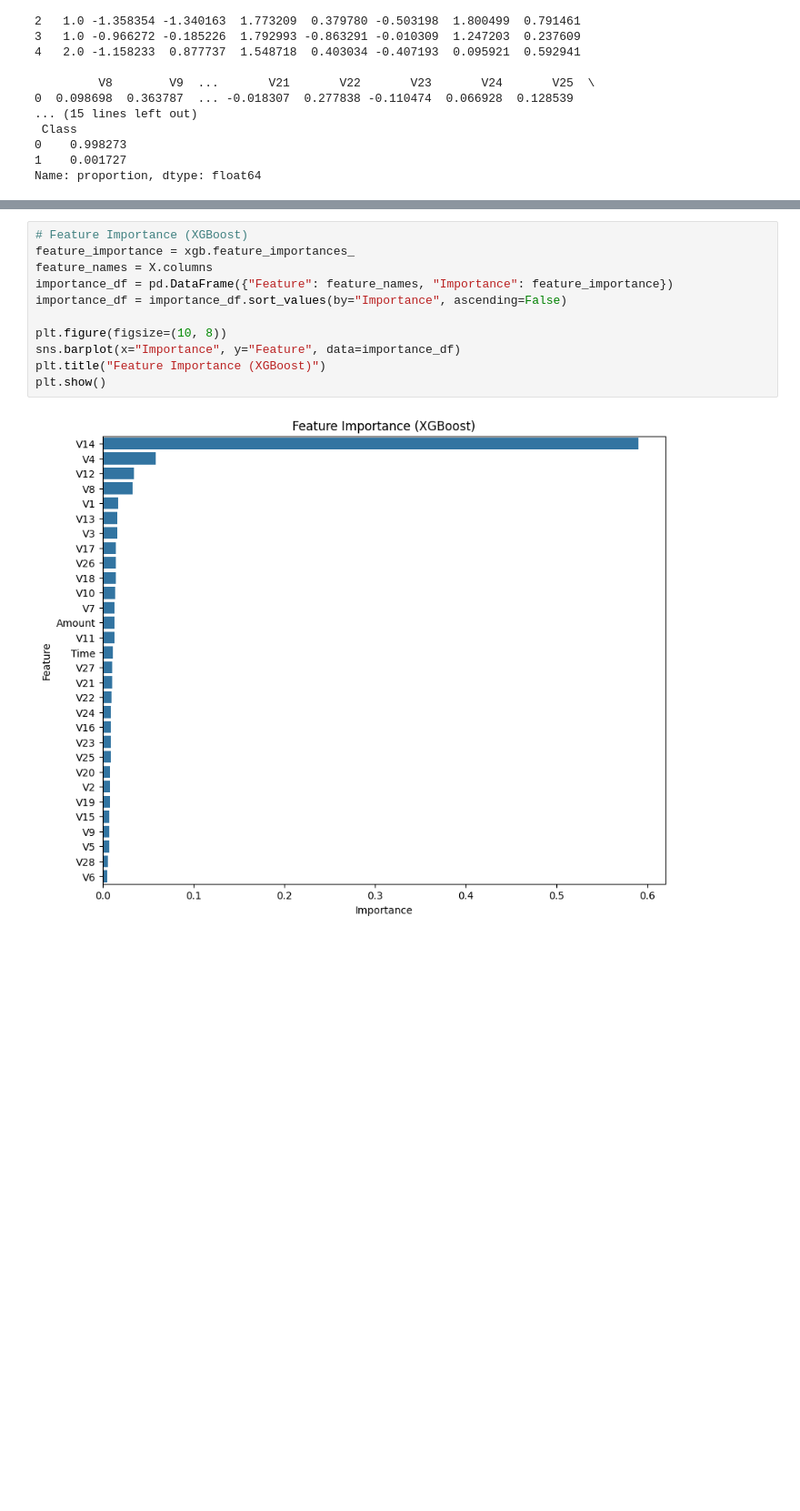
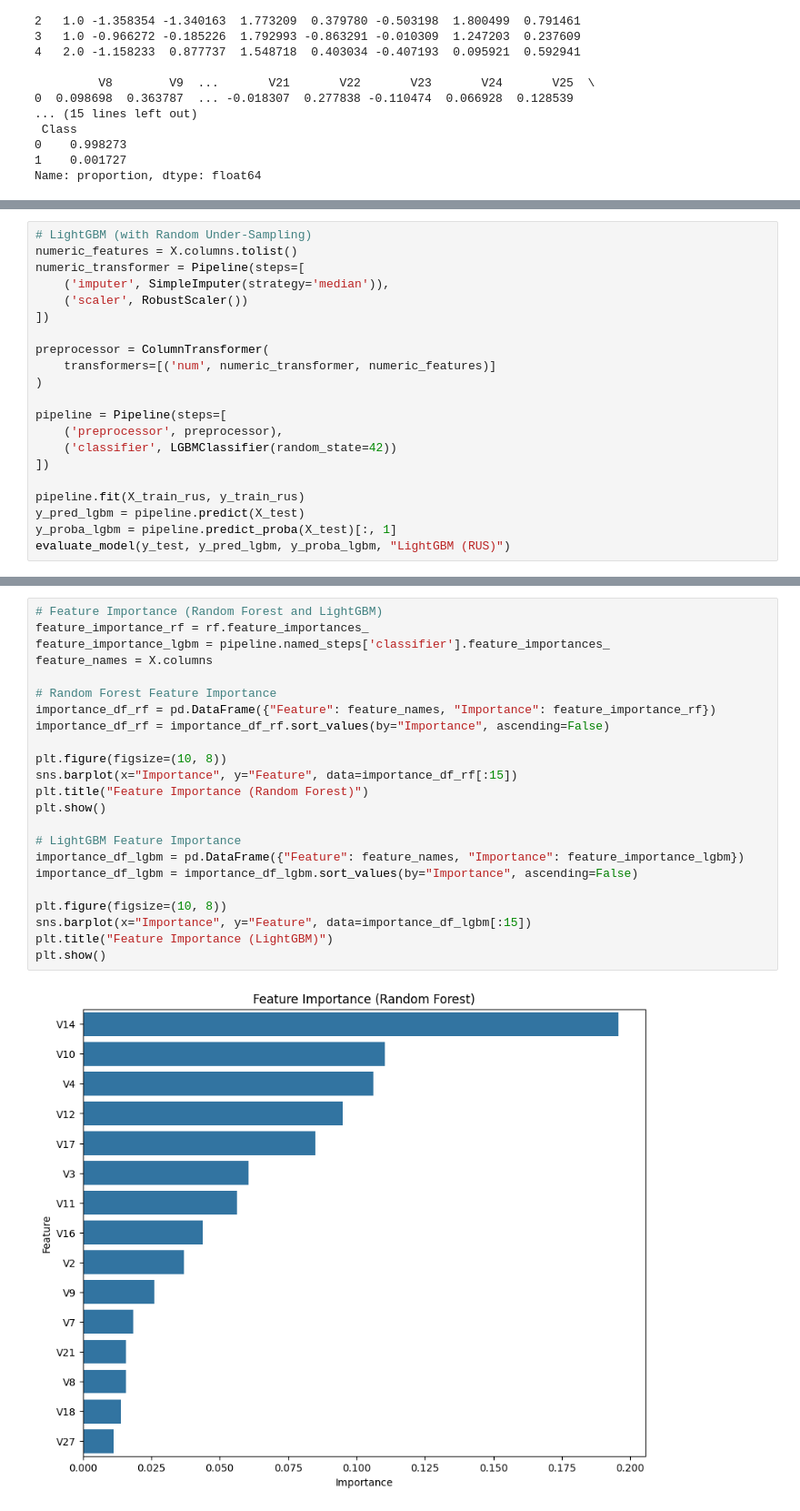
Before and after one commit to GrE3lzzz/Gittea, a Jupyter notebook: My_Paypal.ipynb, the cells around one changed output, grey strips where cells are left out. Shown at 91% size. Saved outputs shown, nothing was run; the diff lists cells and outputs as text; blank space fills up the shorter version.

```diff
--- a/My_Paypal.ipynb
+++ b/My_Paypal.ipynb
@@ -235,0 +163,21 @@ plt.show()
+# %%
+# LightGBM (with Random Under-Sampling)
+numeric_features = X.columns.tolist()
+numeric_transformer = Pipeline(steps=[
+    ('imputer', SimpleImputer(strategy='median')),
+    ('scaler', RobustScaler())
+])
+
+preprocessor = ColumnTransformer(
+    transformers=[('num', numeric_transformer, numeric_features)]
+)
+
+pipeline = Pipeline(steps=[
+    ('preprocessor', preprocessor),
+    ('classifier', LGBMClassifier(random_state=42))
+])
+
+pipeline.fit(X_train_rus, y_train_rus)
+y_pred_lgbm = pipeline.predict(X_test)
+y_proba_lgbm = pipeline.predict_proba(X_test)[:, 1]
+evaluate_model(y_test, y_pred_lgbm, y_proba_lgbm, "LightGBM (RUS)")
@@ -236,13 +212,25 @@ plt.show()
 # %%
-# Feature Importance (XGBoost)
-feature_importance = xgb.feature_importances_
+# Feature Importance (Random Forest and LightGBM)
+feature_importance_rf = rf.feature_importances_
+feature_importance_lgbm = pipeline.named_steps['classifier'].feature_importances_
 feature_names = X.columns
-importance_df = pd.DataFrame({"Feature": feature_names, "Importance": feature_importance})
-importance_df = importance_df.sort_values(by="Importance", ascending=False)
+
+# Random Forest Feature Importance
+importance_df_rf = pd.DataFrame({"Feature": feature_names, "Importance": feature_importance_rf})
+importance_df_rf = importance_df_rf.sort_values(by="Importance", ascending=False)
 
 plt.figure(figsize=(10, 8))
-sns.barplot(x="Importance", y="Feature", data=importance_df)
-plt.title("Feature Importance (XGBoost)")
+sns.barplot(x="Importance", y="Feature", data=importance_df_rf[:15])
+plt.title("Feature Importance (Random Forest)")
 plt.show()
+
+# LightGBM Feature Importance
+importance_df_lgbm = pd.DataFrame({"Feature": feature_names, "Importance": feature_importance_lgbm})
+importance_df_lgbm = importance_df_lgbm.sort_values(by="Importance", ascending=False)
+
+plt.figure(figsize=(10, 8))
+sns.barplot(x="Importance", y="Feature", data=importance_df_lgbm[:15])
+plt.title("Feature Importance (LightGBM)")
+plt.show()
 # %% [output]
-[figure, old version]
+[figure, new version]
```
Also changed, not shown: parts of 20 cells of this notebook.
